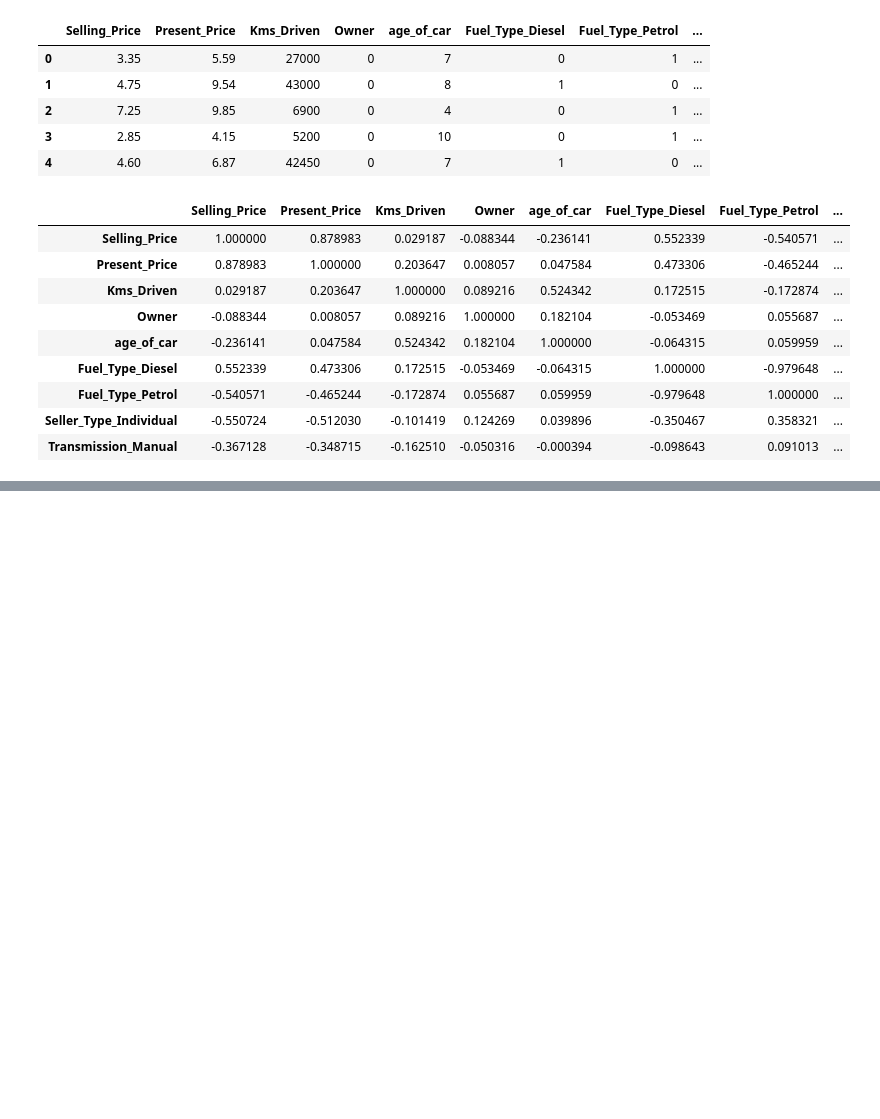
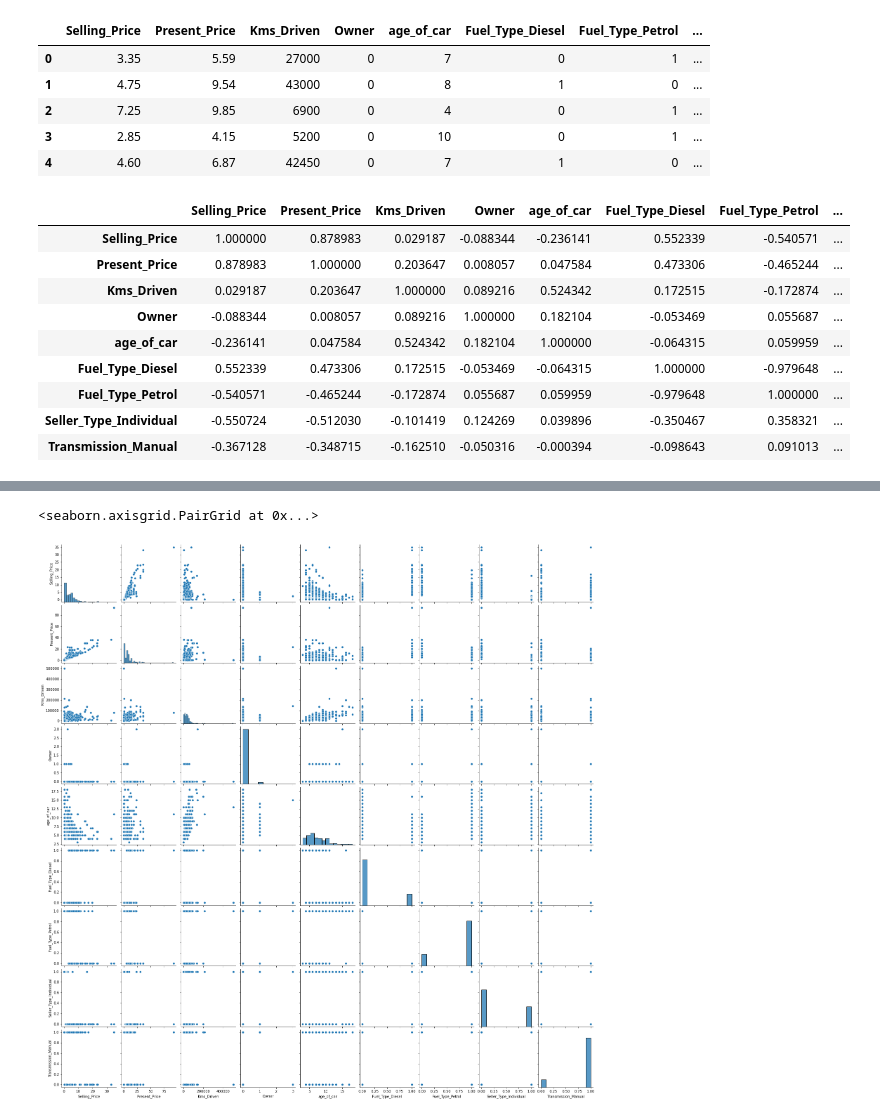
Before and after one commit to purplevarun/car-price-prediction, a Jupyter notebook: Untitled.ipynb, the cells around one changed output, grey strips where cells are left out. Drawn from its saved outputs; the diff is of its cells as text; code cells hidden in the pictures; blank space fills up the shorter version.

```diff
--- a/Untitled.ipynb
+++ b/Untitled.ipynb
@@ -194,0 +193,5 @@ ModuleNotFoundError: No module named 'seaborn'
+# %%
+sns.pairplot(FD)
+# %% [output]
+<seaborn.axisgrid.PairGrid at 0x...>
+[figure, added]
```
Also changed, not shown: parts of 6 cells of this notebook.
